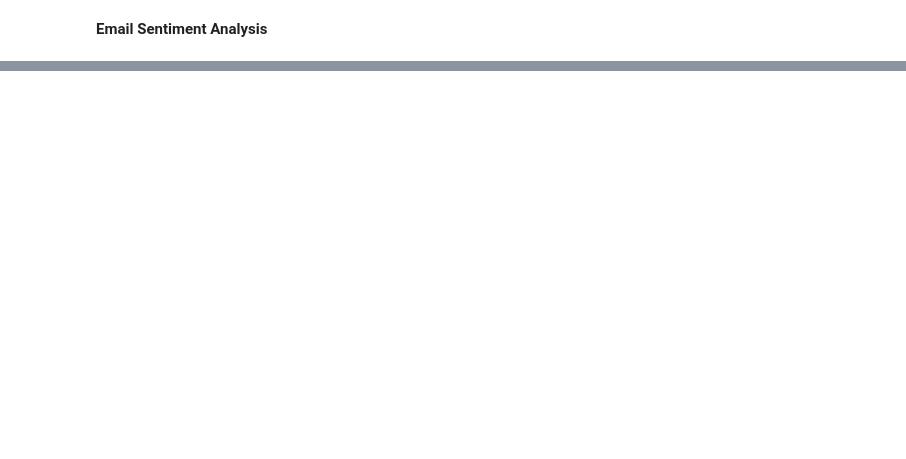
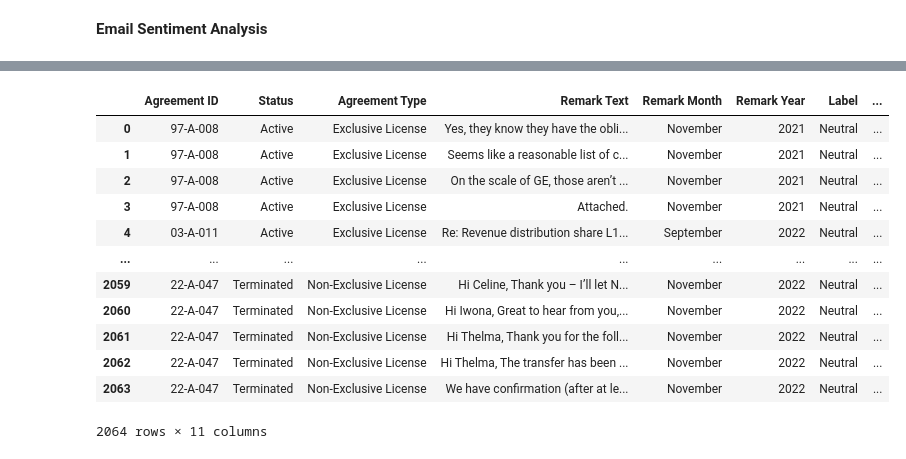
Before and after one commit to Kylehanna/PredictingInnovation, a Jupyter notebook: agreementseda.ipynb, the cells around one changed output, grey strips where cells are left out. Drawn from its saved outputs; the diff is of its cells as text; code cells hidden in the pictures; blank space fills up the shorter version.

Commit message:
Agreements/Marketing Sentiment Analysis

```diff
--- a/agreementseda.ipynb
+++ b/agreementseda.ipynb
@@ -825,0 +601,17 @@ df
+# %%
+results = pd.read_csv('auditor_finetuned_analysis_agreements.csv')
+results
+# %% [output]
+|  | Agreement ID | Status | Agreement Type | Remark Text | Remark Month | Remark Year | Label | ... |
+| 0 | 97-A-008 | Active | Exclusive License | Yes, they know they have the obli... | November | 2021 | Neutral | ... |
+| 1 | 97-A-008 | Active | Exclusive License | Seems like a reasonable list of c... | November | 2021 | Neutral | ... |
+| 2 | 97-A-008 | Active | Exclusive License | On the scale of GE, those aren’t ... | November | 2021 | Neutral | ... |
+| 3 | 97-A-008 | Active | Exclusive License | Attached. | November | 2021 | Neutral | ... |
+| 4 | 03-A-011 | Active | Exclusive License | Re: Revenue distribution share L1... | September | 2022 | Neutral | ... |
+| ... | ... | ... | ... | ... | ... | ... | ... | ... |
+| 2059 | 22-A-047 | Terminated | Non-Exclusive License | Hi Celine, Thank you – I’ll let N... | November | 2022 | Neutral | ... |
+| 2060 | 22-A-047 | Terminated | Non-Exclusive License | Hi Iwona, Great to hear from you,... | November | 2022 | Neutral | ... |
+| 2061 | 22-A-047 | Terminated | Non-Exclusive License | Hi Thelma, Thank you for the foll... | November | 2022 | Neutral | ... |
+| 2062 | 22-A-047 | Terminated | Non-Exclusive License | Hi Thelma, The transfer has been ... | November | 2022 | Neutral | ... |
+| 2063 | 22-A-047 | Terminated | Non-Exclusive License | We have confirmation (after at le... | November | 2022 | Neutral | ... |
+2064 rows × 11 columns
```
Also changed, not shown: parts of 162 cells of this notebook, 13 other files.
